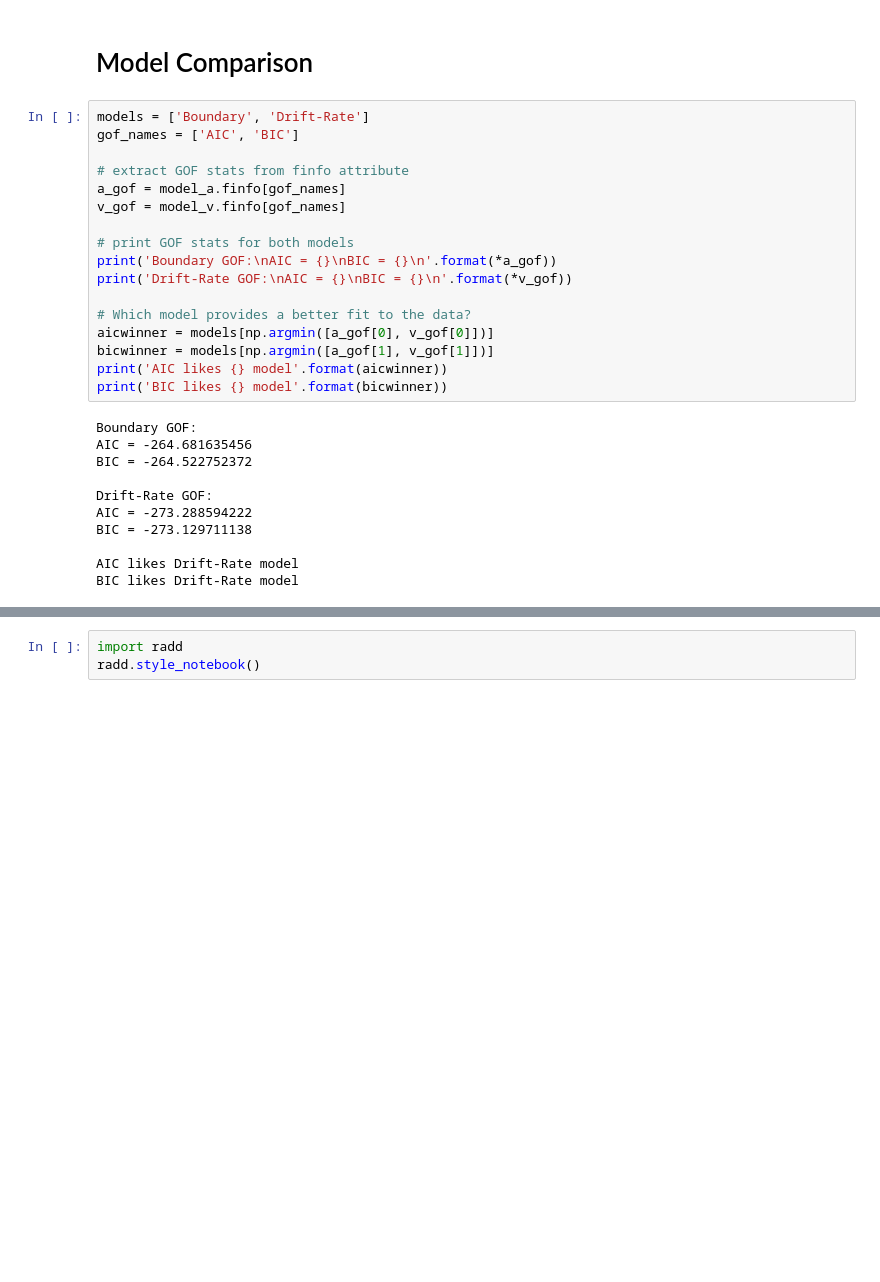
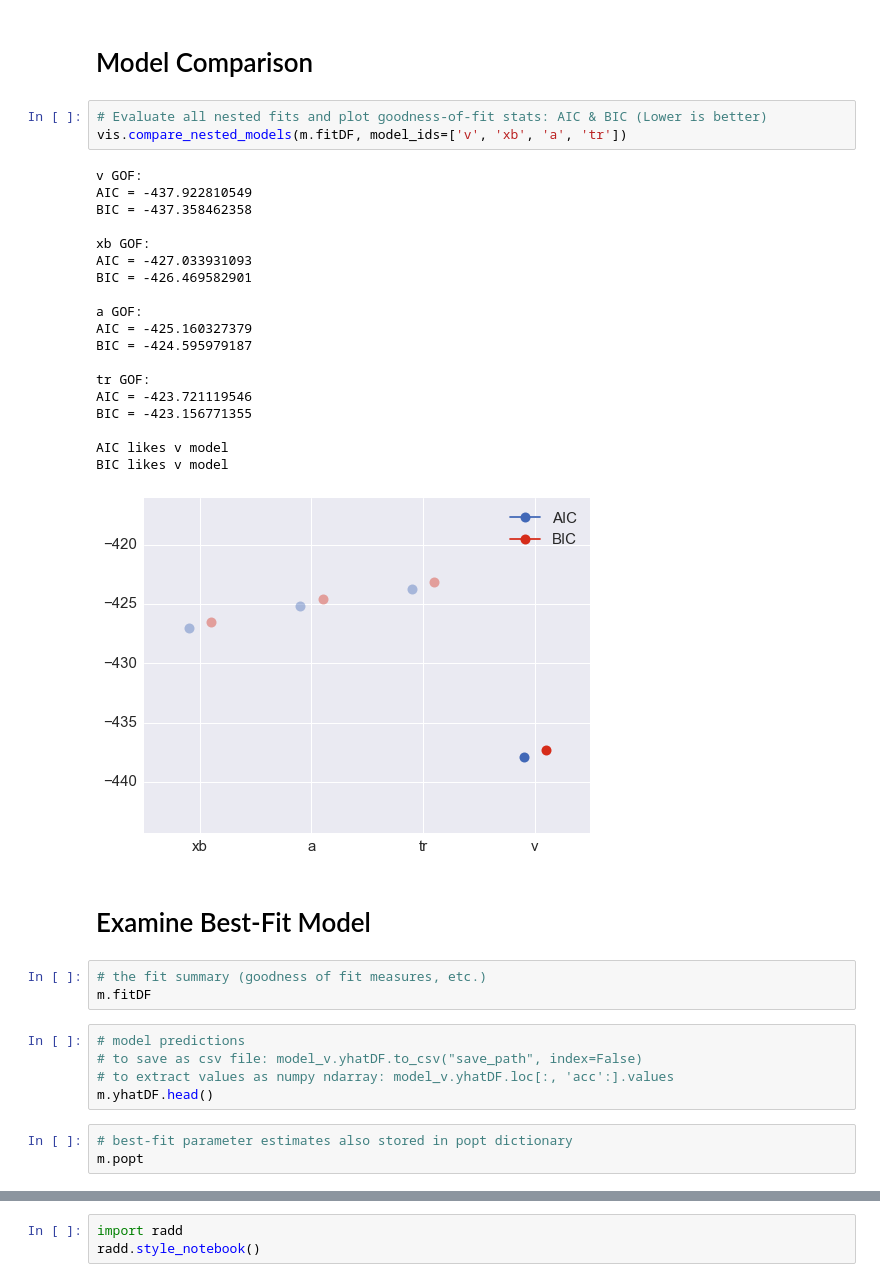
Before and after one commit to CoAxLab/radd, a Jupyter notebook: index.ipynb, the cells around one changed output, grey strips where cells are left out. Drawn from its saved outputs; the diff is of its cells as text; blank space fills up the shorter version.

```diff
--- a/index.ipynb
+++ b/index.ipynb
@@ -217,33 +223,41 @@ model_v.optimize(progress=True)
 # %% [markdown]
 # Model Comparison
-# %%
-models = ['Boundary', 'Drift-Rate']
-gof_names = ['AIC', 'BIC']
-
-# extract GOF stats from finfo attribute
-a_gof = model_a.finfo[gof_names]
-v_gof = model_v.finfo[gof_names]
-
-# print GOF stats for both models
-print('Boundary GOF:\nAIC = {}\nBIC = {}\n'.format(*a_gof))
-print('Drift-Rate GOF:\nAIC = {}\nBIC = {}\n'.format(*v_gof))
-
-# Which model provides a better fit to the data?
-aicwinner = models[np.argmin([a_gof[0], v_gof[0]])]
-bicwinner = models[np.argmin([a_gof[1], v_gof[1]])]
-print('AIC likes {} model'.format(aicwinner))
-print('BIC likes {} model'.format(bicwinner))
-# %% [output]
-Boundary GOF:
-AIC = -264.681635456
-BIC = -264.522752372
-
-Drift-Rate GOF:
-AIC = -273.288594222
-BIC = -273.129711138
-
-AIC likes Drift-Rate model
-BIC likes Drift-Rate model
+# %%
+# Evaluate all nested fits and plot goodness-of-fit stats: AIC & BIC (Lower is better)
+vis.compare_nested_models(m.fitDF, model_ids=['v', 'xb', 'a', 'tr'])
+# %% [output]
+v GOF:
+AIC = -437.922810549
+BIC = -437.358462358
+
+xb GOF:
+AIC = -427.033931093
+BIC = -426.469582901
+
+a GOF:
+AIC = -425.160327379
+BIC = -424.595979187
+
+tr GOF:
+AIC = -423.721119546
+BIC = -423.156771355
+
+AIC likes v model
+BIC likes v model
+[figure, added]
+# %% [markdown]
+# Examine Best-Fit Model
+# %%
+# the fit summary (goodness of fit measures, etc.)
+m.fitDF
+# %%
+# model predictions
+# to save as csv file: model_v.yhatDF.to_csv("save_path", index=False)
+# to extract values as numpy ndarray: model_v.yhatDF.loc[:, 'acc':].values
+m.yhatDF.head()
+# %%
+# best-fit parameter estimates also stored in popt dictionary
+m.popt
 # %% [markdown]
 # Troubleshooting Ugly Fits
 
```
Also changed, not shown: parts of 23 cells of this notebook, 4 other files.
